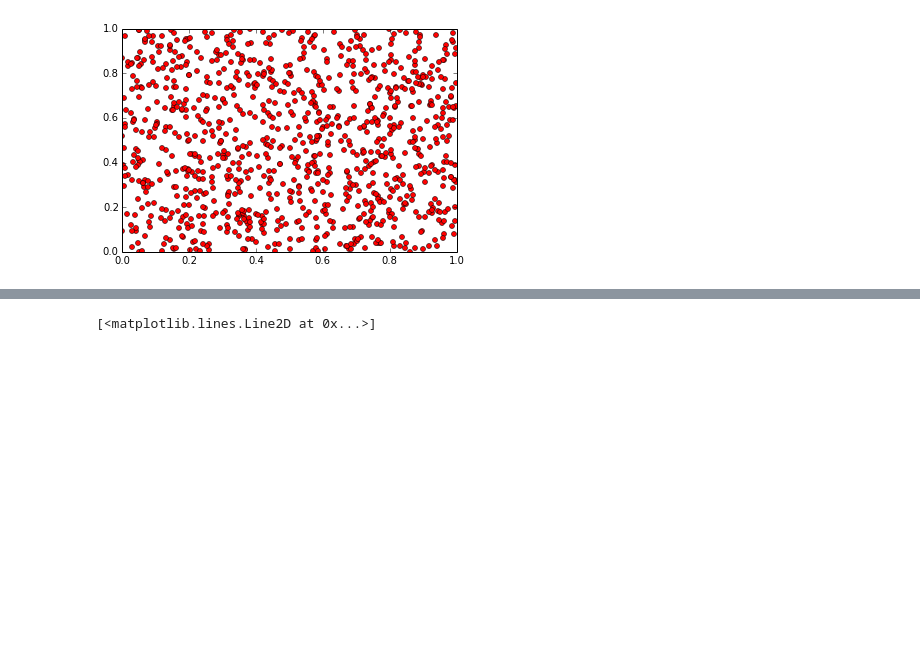
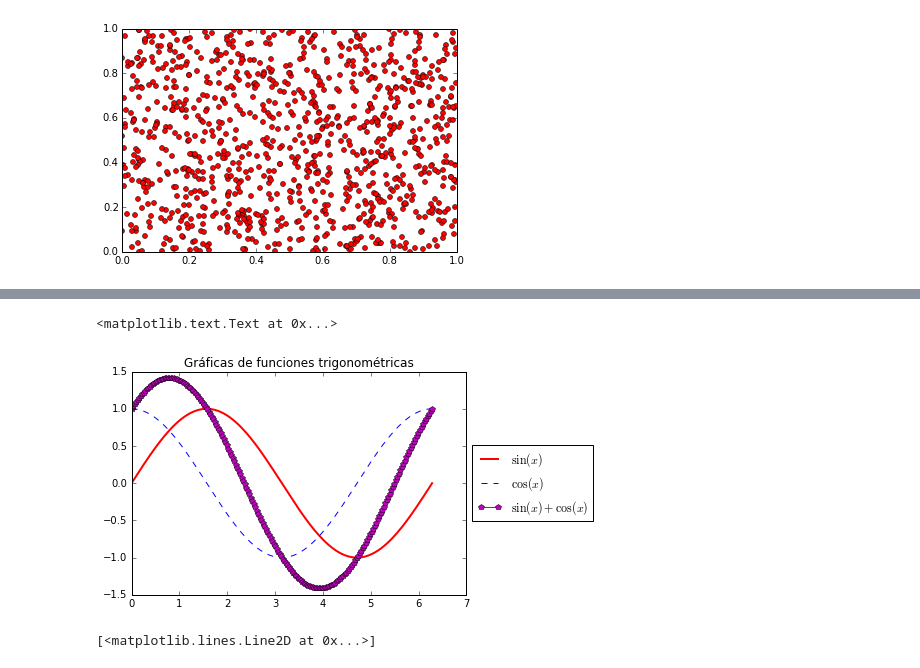
Before and after one commit to Darivadi/Fundamentals_in_computation, a Jupyter notebook: Matplotlib_basico.ipynb, the cells around one changed output, grey strips where cells are left out. Cells and saved outputs as stored; diff of their text form; code cells hidden in the pictures; blank space fills up the shorter version.

```diff
--- a/Matplotlib_basico.ipynb
+++ b/Matplotlib_basico.ipynb
@@ -135,3 +163,18 @@ plt.plot(x,y3,'mp-')
+# %%
+# Gradicando varias funciones
+# Utilizando funciones y leyendas
+x = np.linspace(0,2*np.pi,200)
+y1 = np.sin(x)
+y2 = np.cos(x)
+y3 = y1+y2
+plt.plot(x,y1,"r",linewidth=2, label=ur"$\sin{(x)}$")
+plt.plot(x,y2,'--', label=ur"$\cos{(x)}$")
+plt.plot(x,y3,'mp-' , label=ur"$\sin{(x)}+\cos{(x)}$")
+plt.legend(loc='center left', bbox_to_anchor=(1, 0.5))
+plt.title(ur"Gráficas de funciones trigonométricas")
+# %% [output]
+<matplotlib.text.Text at 0x...>
+[figure, added]
 # %%
 #Ejes logaritmicos: Y
 X = np.linspace( 1, 10, 100 )
```
Also changed, not shown: parts of 9 cells of this notebook, 6 other files.
